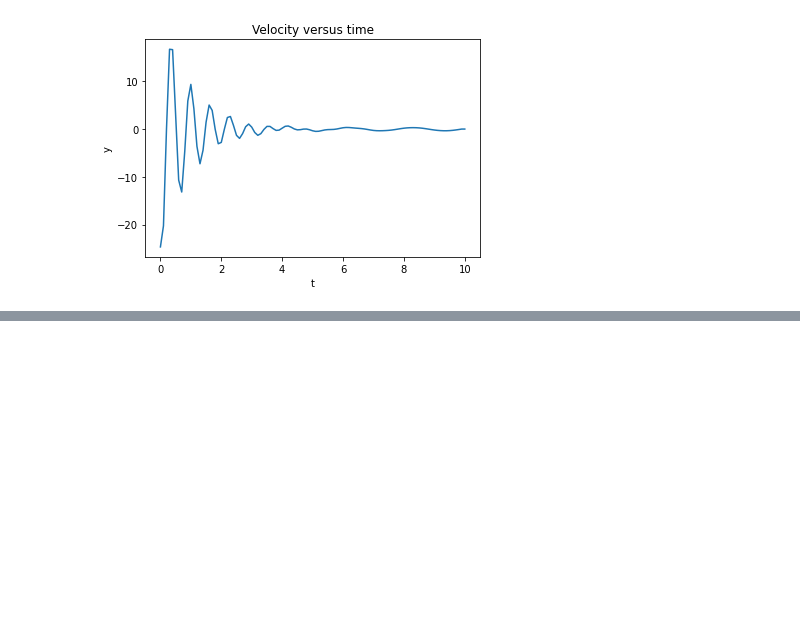
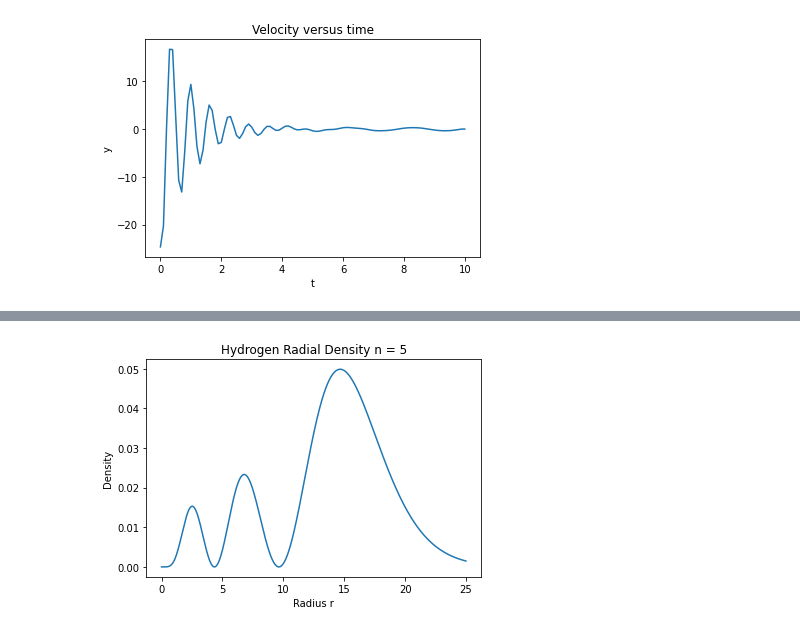
Before and after one commit to tokarev-i-v/numerical_methods, a Jupyter notebook: 5. Ordinary Differential Equations.ipynb, the cells around one changed output, grey strips where cells are left out. Drawn from its saved outputs; the diff is of its cells as text; code cells hidden in the pictures; blank space fills up the shorter version.

```diff
--- a/5. Ordinary Differential Equations.ipynb
+++ b/5. Ordinary Differential Equations.ipynb
@@ -104,0 +173,52 @@ plt.show()
+# %%
+"""
+Listing 6.8. Hdensity.py solves the Schrödinger equation numerically for hydrogen using the
+rk4 algorithm, and then computes the radial density from the wave function. The Matplotlib
+package is used for the graphics.
+"""
+
+import numpy as np
+def rk4Algor (t , h , N, y , f ) :
+    k1=np.zeros(N);
+    k2=np.zeros(N)
+    k3=np.zeros(N)
+    k4=np.zeros(N)
+    k1 = h*f(t,y)
+    k2 = h*f(t+h/2.,y+k1/2.)
+    k3 = h*f(t+h/2.,y+k2 /2.)
+    k4 = h*f(t+h,y+k3)
+    y=y+(k1+2*(k2+k3)+k4)/6.
+    return y
+
+import numpy as np
+import matplotlib.pylab as plt
+n = 5 ;
+el = 2 ;
+dr = 0.01 # n = npr+e l+1
+rVec = np.zeros((2500),float) # array for p l o t
+RhoVec = np.zeros((2500),float) # Density array
+fvector = np.zeros((2))
+y = np.zeros((2))
+y[0] = 1e-8;
+y[1] = 0
+
+def f(r,y): # RHS of ODE
+    fvector[0] = y[1]
+    fvector[1] = -(2/r-1)*y[1]-((n-1)/r-el*(el+1)/ r**2)*y[0]
+    return fvector
+
+f(0.001,y) # f ( t= 0)
+i = 0
+for r in np.arange(0.001,25,dr):
+    rVec[i] = r
+    y = rk4Algor(r,dr,2,y,f) #call rk4 algorithm
+    RhoVec[i] = 4*3.141593*(y[0]*np.exp(-0.5*r))**2* r**2
+    i=i+1
+plt.figure()
+plt.plot(rVec,RhoVec)
+plt.title('Hydrogen Radial Density n = 5')
+plt.xlabel('Radius r')
+plt.ylabel('Density')
+plt.show()
+# %% [output]
+[figure, added]
```
Also changed, not shown: parts of 1 cell of this notebook, 2 other files.
